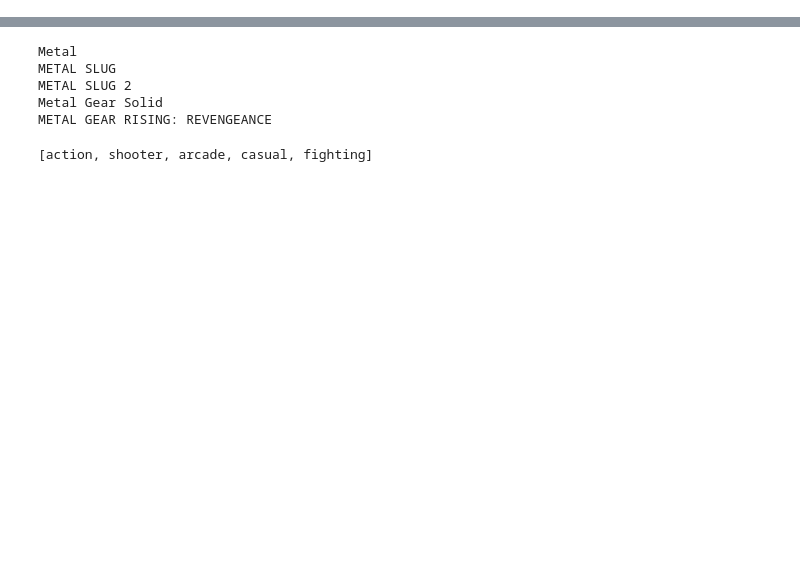
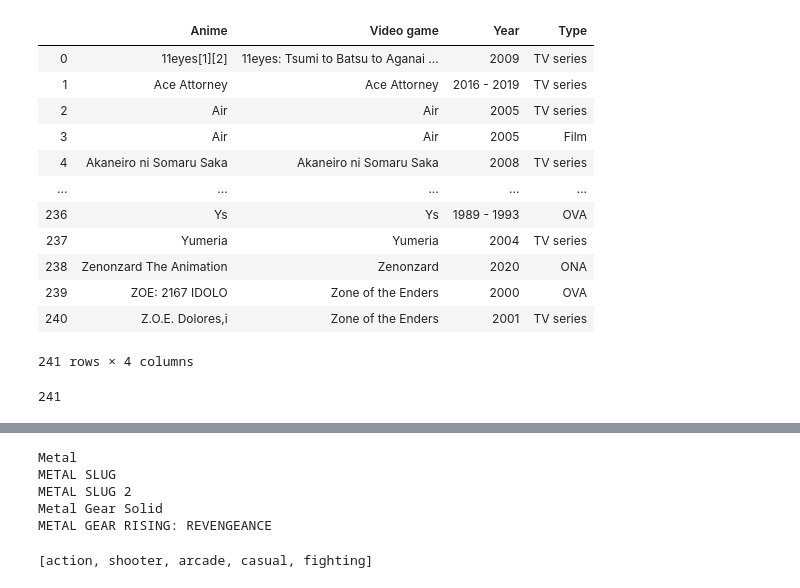
Before and after one commit to pcaudilla/ETL-Project, a Jupyter notebook: anime-etl/ETL-Project-movie-API.ipynb, the cells around one changed output, grey strips where cells are left out. Drawn from its saved outputs; the diff is of its cells as text; code cells hidden in the pictures; blank space fills up the shorter version.

```diff
--- a/anime-etl/ETL-Project-movie-API.ipynb
+++ b/anime-etl/ETL-Project-movie-API.ipynb
@@ -20,0 +94,3 @@ browser.visit(pic_url)
+# %%
+wiki_url = "https://en.wikipedia.org/wiki/List_of_anime_based_on_video_games"
+#browser.visit(wiki_url)
@@ -20,0 +124,24 @@ browser.visit(pic_url)
+# %%
+wiki_table = pd.read_html(wiki_url)
+# %%
+wiki_df = pd.DataFrame(wiki_table[1])
+# %%
+wiki_df
+# %% [output]
+|  | Anime | Video game | Year | Type |
+| 0 | 11eyes[1][2] | 11eyes: Tsumi to Batsu to Aganai ... | 2009 | TV series |
+| 1 | Ace Attorney | Ace Attorney | 2016 - 2019 | TV series |
+| 2 | Air | Air | 2005 | TV series |
+| 3 | Air | Air | 2005 | Film |
+| 4 | Akaneiro ni Somaru Saka | Akaneiro ni Somaru Saka | 2008 | TV series |
+| ... | ... | ... | ... | ... |
+| 236 | Ys | Ys | 1989 - 1993 | OVA |
+| 237 | Yumeria | Yumeria | 2004 | TV series |
+| 238 | Zenonzard The Animation | Zenonzard | 2020 | ONA |
+| 239 | ZOE: 2167 IDOLO | Zone of the Enders | 2000 | OVA |
+| 240 | Z.O.E. Dolores,i | Zone of the Enders | 2001 | TV series |
+241 rows × 4 columns
+# %%
+len(wiki_df)
+# %% [output]
+241
```
Also changed, not shown: parts of 31 cells of this notebook.
